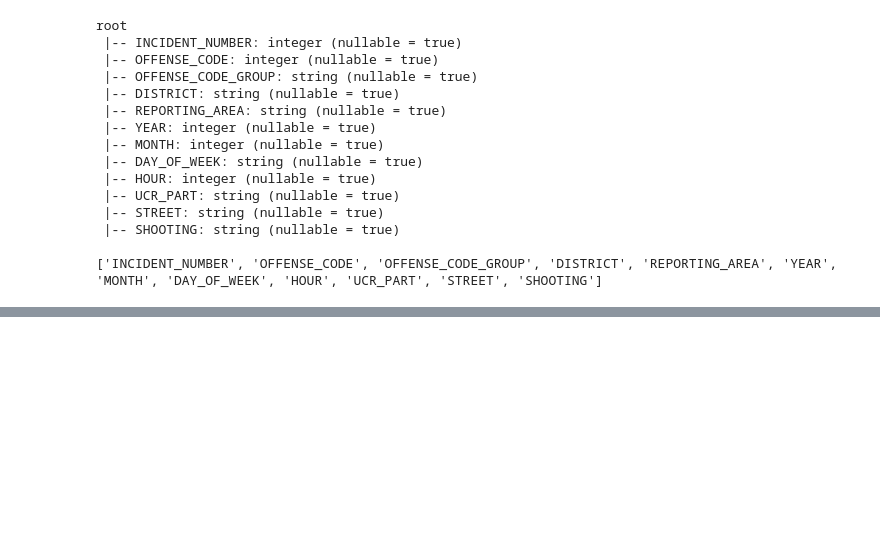
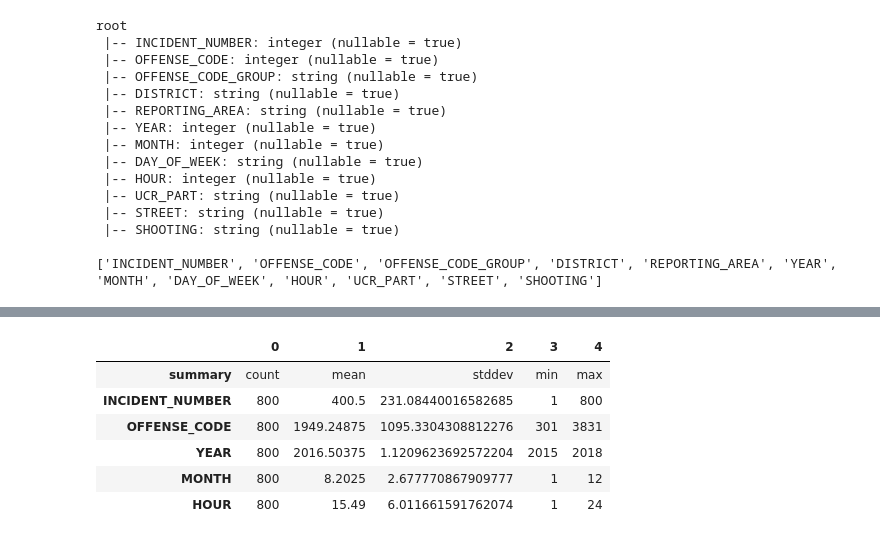
Before and after one commit to hzho517/testlab2, a Jupyter notebook: Test.ipynb, the cells around one changed output, grey strips where cells are left out. Cells and saved outputs as stored; diff of their text form; code cells hidden in the pictures; blank space fills up the shorter version.

```diff
--- a/Test.ipynb
+++ b/Test.ipynb
@@ -483,0 +531,14 @@ root
+# %%
+# Using a for loop to find all columns that belong to the integer data type.
+numeric_features = [t[0] for t in df.dtypes if t[1] == 'int']
+
+# Selecting the numeric features, generating summary statistics, and converting to a Pandas DataFrame.
+df.select(numeric_features).describe().toPandas().transpose()
+# %% [output]
+|  | 0 | 1 | 2 | 3 | 4 |
+| summary | count | mean | stddev | min | max |
+| INCIDENT_NUMBER | 800 | 400.5 | 231.08440016582685 | 1 | 800 |
+| OFFENSE_CODE | 800 | 1949.24875 | 1095.3304308812276 | 301 | 3831 |
+| YEAR | 800 | 2016.50375 | 1.1209623692572204 | 2015 | 2018 |
+| MONTH | 800 | 8.2025 | 2.677770867909777 | 1 | 12 |
+| HOUR | 800 | 15.49 | 6.011661591762074 | 1 | 24 |
```
Also changed, not shown: parts of 16 cells of this notebook, 1 other file.
